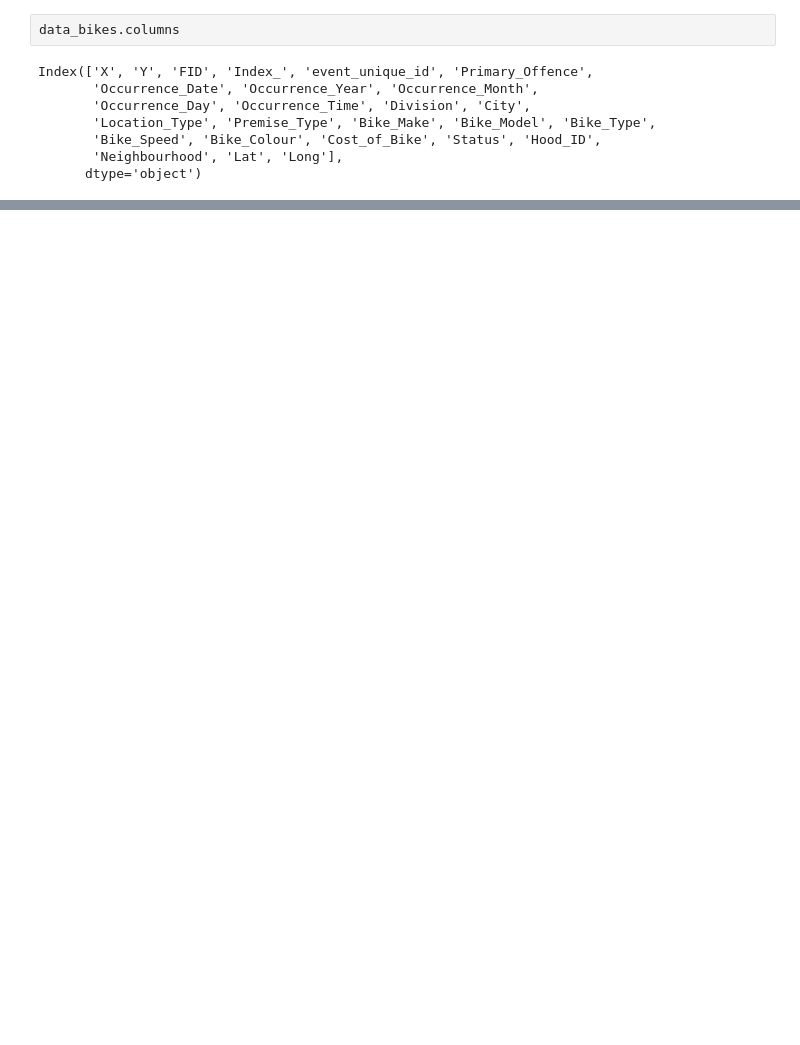
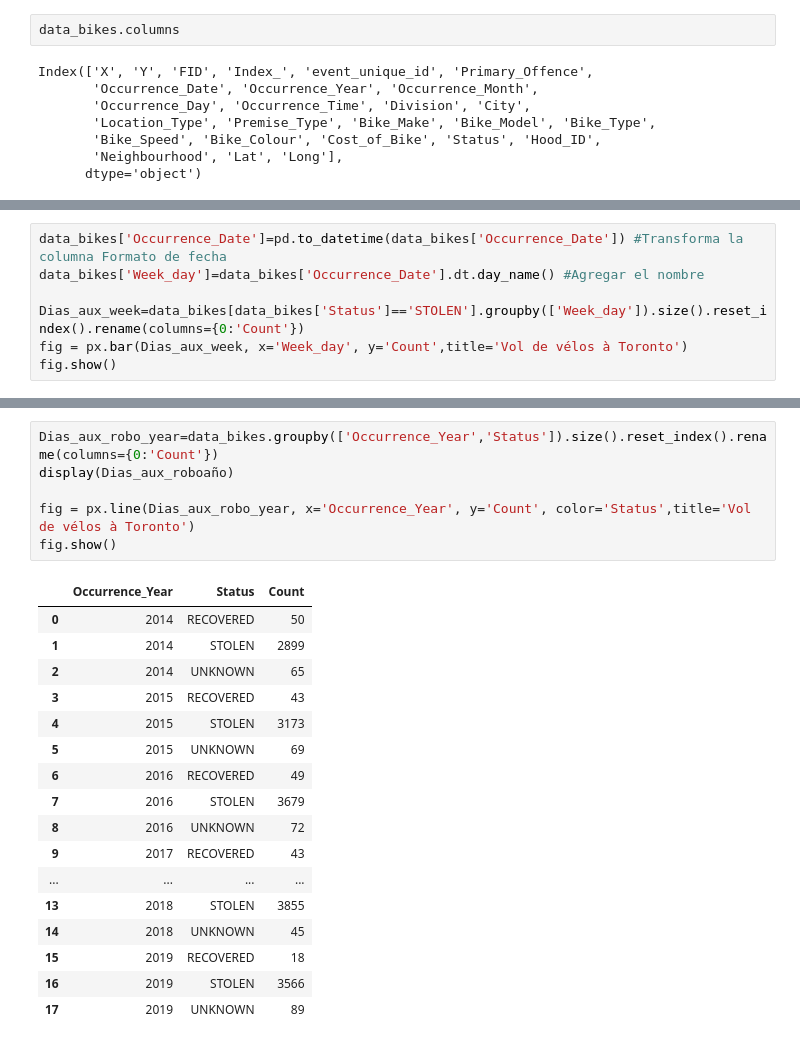
Before and after one commit to TEAM-IMT/bikes-theft-model, a Jupyter notebook: Codigos/Bicycle Thefts_Toronto.ipynb, the cells around one changed output, grey strips where cells are left out. Cells and saved outputs as stored; diff of their text form; blank space fills up the shorter version.

```diff
--- a/Codigos/Bicycle Thefts_Toronto.ipynb
+++ b/Codigos/Bicycle Thefts_Toronto.ipynb
@@ -263,3 +265,10 @@ fig=px.pie(data_frame=data_bikes,names='Status',title='Hola')
 fig.show()
 # %% [output]
 [interactive output not drawn]
+# %%
+data_bikes['Occurrence_Date']=pd.to_datetime(data_bikes['Occurrence_Date']) #Transforma la columna Formato de fecha
+data_bikes['Week_day']=data_bikes['Occurrence_Date'].dt.day_name() #Agregar el nombre
+
+Dias_aux_week=data_bikes[data_bikes['Status']=='STOLEN'].groupby(['Week_day']).size().reset_index().rename(columns={0:'Count'})
+fig = px.bar(Dias_aux_week, x='Week_day', y='Count',title='Vol de vélos à Toronto')
+fig.show()
@@ -265,0 +277,24 @@ fig.show()
+# %%
+Dias_aux_robo_year=data_bikes.groupby(['Occurrence_Year','Status']).size().reset_index().rename(columns={0:'Count'})
+display(Dias_aux_roboaño)
+
+fig = px.line(Dias_aux_robo_year, x='Occurrence_Year', y='Count', color='Status',title='Vol de vélos à Toronto')
+fig.show()
+# %% [output]
+|  | Occurrence_Year | Status | Count |
+| 0 | 2014 | RECOVERED | 50 |
+| 1 | 2014 | STOLEN | 2899 |
+| 2 | 2014 | UNKNOWN | 65 |
+| 3 | 2015 | RECOVERED | 43 |
+| 4 | 2015 | STOLEN | 3173 |
+| 5 | 2015 | UNKNOWN | 69 |
+| 6 | 2016 | RECOVERED | 49 |
+| 7 | 2016 | STOLEN | 3679 |
+| 8 | 2016 | UNKNOWN | 72 |
+| 9 | 2017 | RECOVERED | 43 |
+| ... | ... | ... | ... |
+| 13 | 2018 | STOLEN | 3855 |
+| 14 | 2018 | UNKNOWN | 45 |
+| 15 | 2019 | RECOVERED | 18 |
+| 16 | 2019 | STOLEN | 3566 |
+| 17 | 2019 | UNKNOWN | 89 |
```
Also changed, not shown: parts of 3 cells of this notebook, 5 other files.
